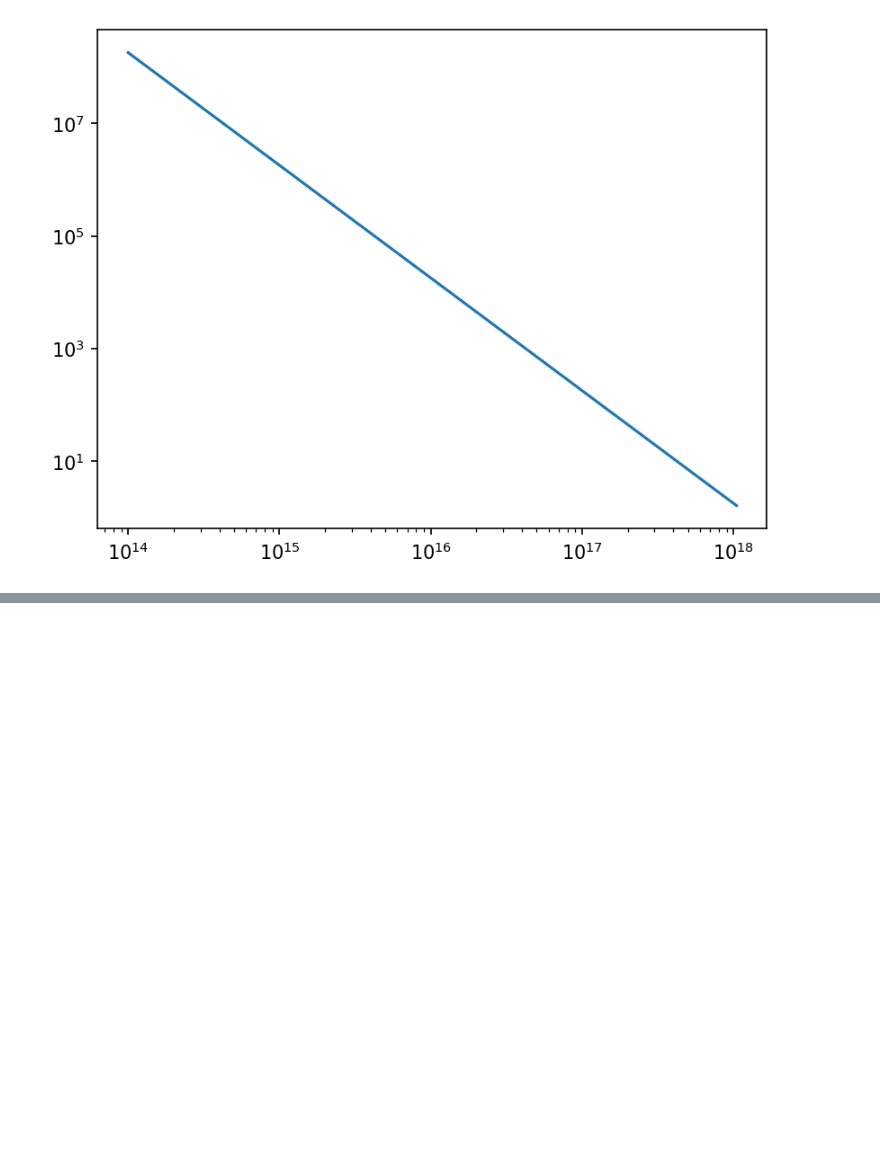
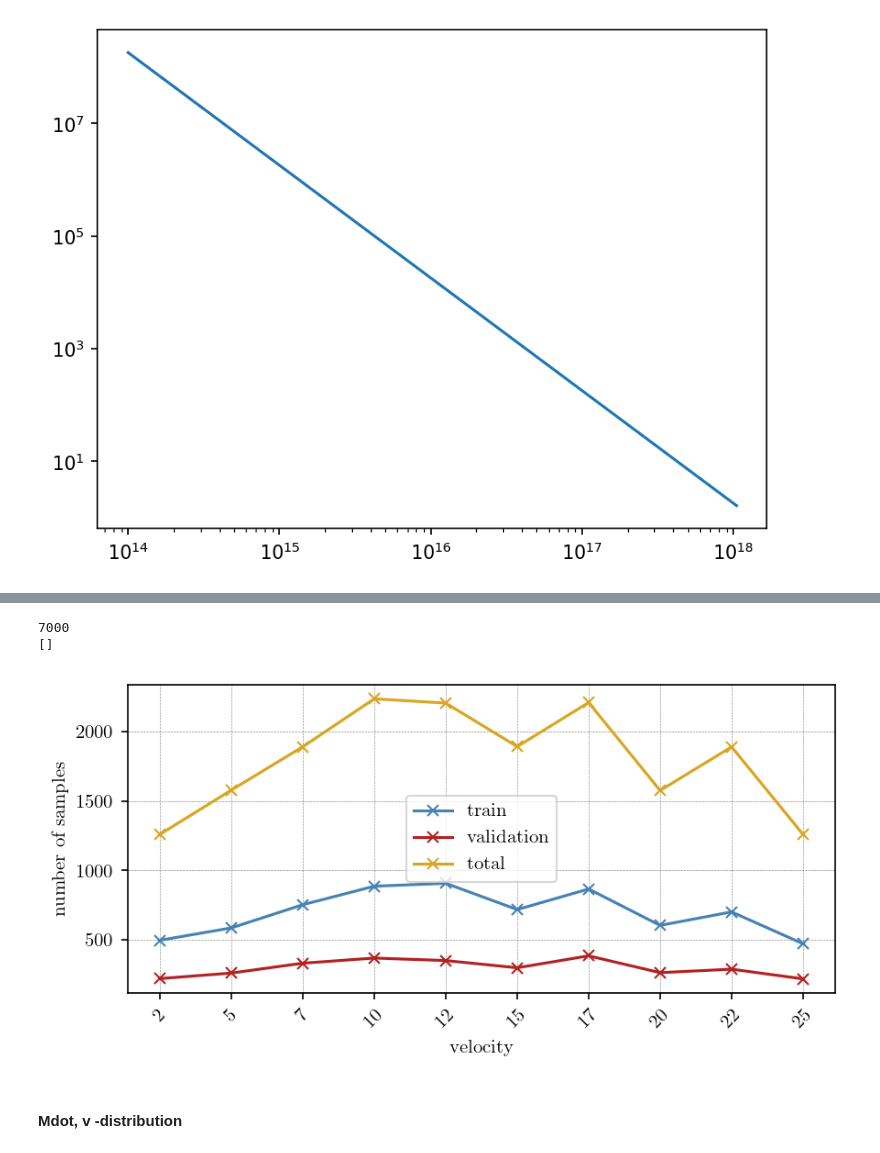
Before and after one commit to silkemaes/MACE, a Jupyter notebook: train2.0_dev.ipynb, the cells around one changed output, grey strips where cells are left out. Drawn from its saved outputs; the diff is of its cells as text; code cells hidden in the pictures; blank space fills up the shorter version.

```diff
--- a/train2.0_dev.ipynb
+++ b/train2.0_dev.ipynb
@@ -1663,0 +1978,46 @@ plt.loglog(mod.radius, mod.dens)
+# %%
+v2 = list()
+v5 = list()
+v7 = list()
+
+v10 = list()
+v12 = list()
+v15 = list()
+v17 = list()
+
+v20 = list()
+v22 = list()
+v25 = list()
+
+rest = list()
+
+
+for path in train.path:
+    if path[59:61] == '2-' or path[59:61] == '2.':
+        v2.append(path)
+    elif path[59:61] == '5_':
+        v5.append(path)
+    elif path[59:61] == '7-' or path[59:61] == '7.':
+        v7.append(path)
+    elif path[59:61] == '10':
+        v10.append(path)
+    elif path[59:61] == '12':
+        v12.append(path)
+    elif path[59:61] == '15':
+        v15.append(path)
+    elif path[59:61] == '17':
+        v17.append(path)
+    elif path[59:61] == '20':
+        v20.append(path)
+    elif path[59:61] == '22':
+        v22.append(path)
+    elif path[59:61] == '25':
+        v25.append(path)
+    else:
+        rest.append(path[59:61])
+
+train_v = [len(v2), len(v5), len(v7), len(v10), len(v12), len(v15), len(v17), len(v20), len(v22), len(v25)]
+sum = len(v2)+len(v5)+len(v7)+len(v10)+len(v12)+len(v15)+len(v17)+len(v20)+len(v22)+len(v25)
+# %% [output]
+7000
+[]
@@ -1663,0 +2110,29 @@ plt.loglog(mod.radius, mod.dens)
+# %%
+v = ['2', '5', '7', '10', '12', '15', '17', '20', '22', '25']
+
+fig, ax1 = plt.subplots(1,1, figsize = (6,3))
+
+# ax1.set_title('full dataset (18 000 samples)')
+
+ax1.plot(train_v, 'x-', color = 'steelblue', label = 'train')
+ax1.plot(vald_v, 'x-', color = 'firebrick', label = 'validation')
+# ax1.plot(test_stats, 'x-', color = 'forestgreen', label = 'test')
+ax1.plot(tot_v, 'x-', color = 'goldenrod', label = 'total')
+
+ax1.set_xticks(np.arange(0,10,1))
+ax1.set_xticklabels(v, rotation = 45)
+ax1.set_ylabel('number of samples')
+ax1.set_xlabel('velocity')
+
+# ax1.set_yscale('log')
+
+
+ax1.legend()
+
+ax1.grid(True, linestyle='--', linewidth=0.3, color='gray')
+plt.tight_layout()
+plt.savefig('figs/distr_vexp.png')
+# %% [output]
+[figure, added]
+# %% [markdown]
+#### Mdot, v -distribution
```
Also changed, not shown: parts of 22 cells of this notebook, 21 other files.
